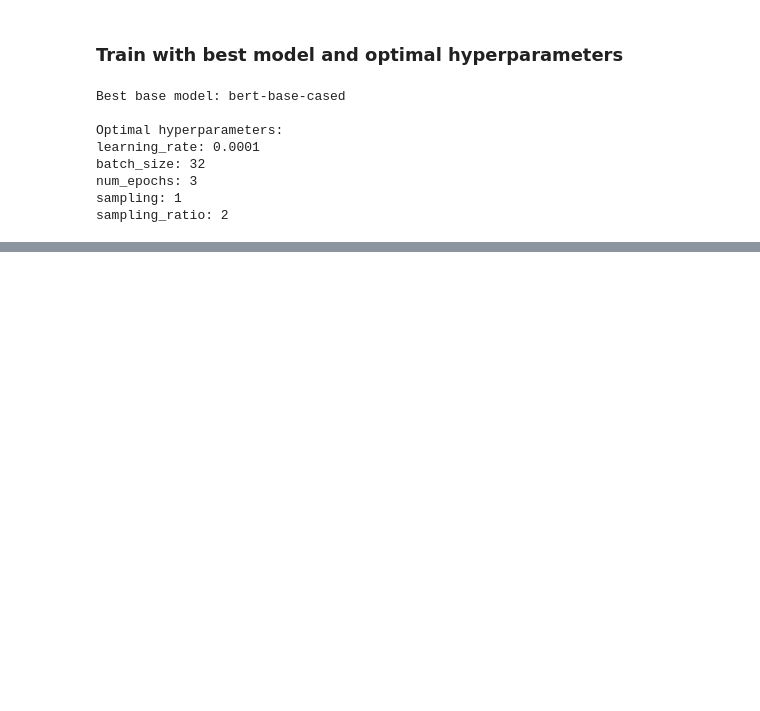
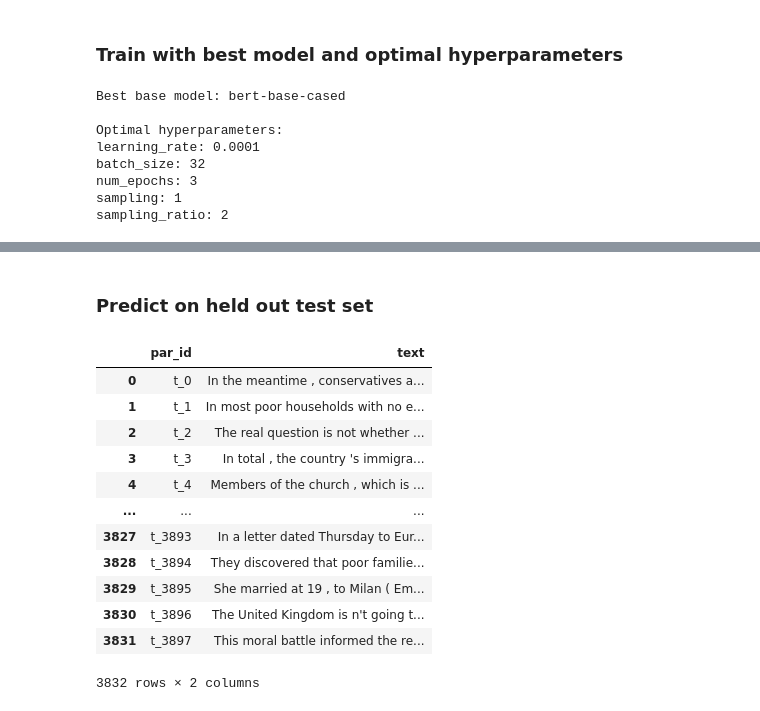
Before and after one commit to Lordkpaj/NLP-Coursework, a Jupyter notebook: solution.ipynb, the cells around one changed output, grey strips where cells are left out. Drawn from its saved outputs; the diff is of its cells as text; code cells hidden in the pictures; blank space fills up the shorter version.

```diff
--- a/solution.ipynb
+++ b/solution.ipynb
@@ -562,0 +551,24 @@ The f1-score we care about: 0.4904214559386973
+# %% [markdown]
+### Predict on held out test set
+# %%
+# Load test set
+dpm.load_test()
+dpm.test_set_df
+
+# Drop unneeded columns
+dpm.test_set_df.drop(columns=['art_id', 'keyword', 'country'], inplace=True)
+dpm.test_set_df
+# %% [output]
+|  | par_id | text |
+| 0 | t_0 | In the meantime , conservatives a... |
+| 1 | t_1 | In most poor households with no e... |
+| 2 | t_2 | The real question is not whether ... |
+| 3 | t_3 | In total , the country 's immigra... |
+| 4 | t_4 | Members of the church , which is ... |
+| ... | ... | ... |
+| 3827 | t_3893 | In a letter dated Thursday to Eur... |
+| 3828 | t_3894 | They discovered that poor familie... |
+| 3829 | t_3895 | She married at 19 , to Milan ( Em... |
+| 3830 | t_3896 | The United Kingdom is n't going t... |
+| 3831 | t_3897 | This moral battle informed the re... |
+3832 rows × 2 columns
```
Also changed, not shown: parts of 18 cells of this notebook.
